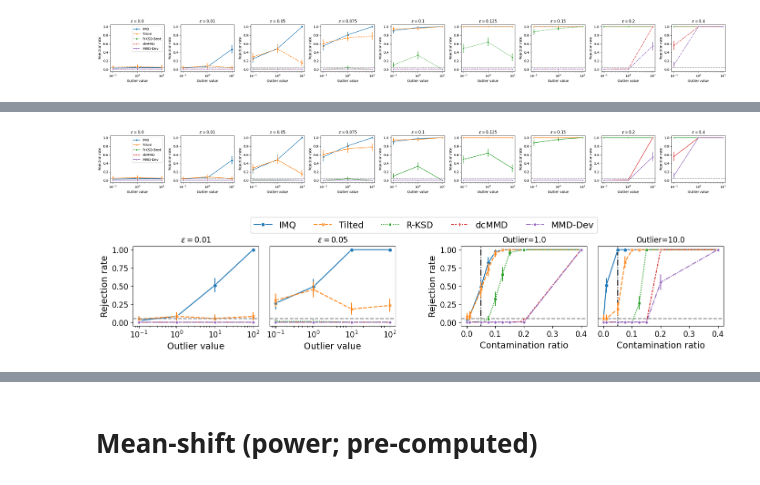
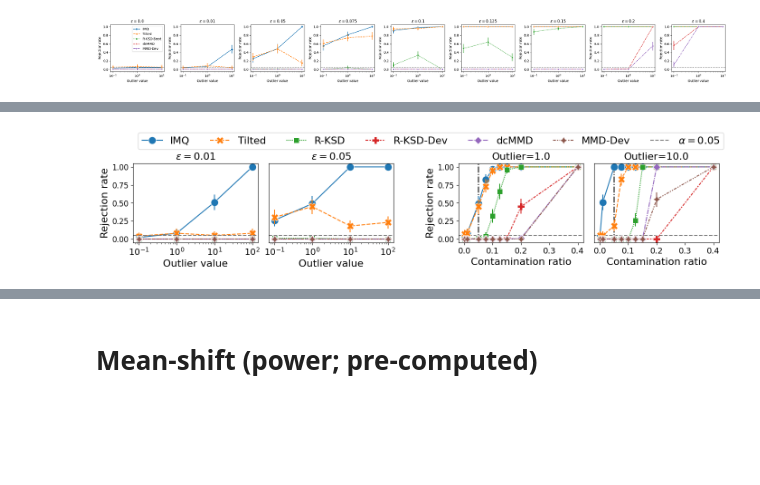
Before and after one commit to XingLLiu/robust-kernel-test, a Jupyter notebook: notebooks/gaussian.ipynb, the cells around one changed output, grey strips where cells are left out. Cells and saved outputs as stored; diff of their text form; code cells hidden in the pictures; blank space fills up the shorter version.

```diff
--- a/notebooks/gaussian.ipynb
+++ b/notebooks/gaussian.ipynb
@@ -1067,7 +1064,7 @@ eps_ls = list(res_stats_ol[ol_ls[0]].keys())
 #         rr["devmmd"] = devmmd_res
 # %%
 methods = {
-    "standard": "IMQ", "tilted": "Tilted", "tilted_r_boot": "R-KSD", #"tilted_r_bootmax": "R-KSD-BootMax", "tilted_r_dev": "R-KSD-Dev",
+    "standard": "IMQ", "tilted": "Tilted", "tilted_r_boot": "R-KSD", "tilted_r_dev": "R-KSD-Dev", #"tilted_r_bootmax": "R-KSD-BootMax",
     "dcmmd": "dcMMD",
     "devmmd": "MMD-Dev",
 }
@@ -1086,8 +1083,7 @@ def convert_df_ol(res_stats_ol):
                 res_df["eps"].extend([eps] * len(rej))
                 res_df["theta"].extend(rr["tilted_r_bootmax"]["theta"])
                 res_df["method"].extend([lab] * len(rej))
-                # mean_ksd = np.abs(np.mean(rr[method]["u_stat"]))**0.5
-                # res_df["ksd"].extend([mean_ksd] * len(rej))
+
     res_df = pd.DataFrame(res_df)
     return res_df
 # %%
@@ -1131,8 +1127,3 @@ for ol in ol_ls:
 # %%
 res_df = convert_df_ol(res_ol_new)
 # res_df = convert_df_ol(res_stats_ol)
-# %%
-for ol in ol_ls:
-    for eps in eps_ls:
-        if eps == 0.05:
-            print(ol, eps, tau_res[ol][eps]**0.5, res_df.loc[(res_df.eps == eps) & (res_df.ol == ol) & (res_df.method == "Tilted"), "rej"].mean())
@@ -1143,6 +1129,0 @@ for ol in ol_ls:
-# %%
-ol1 = 1.
-ol2 = 10.
-eps = 0.05
-rr1 = res_stats_ol[ol1][eps]
-rr2 = res_stats_ol[ol2][eps]
@@ -1223,27 +1130,3 @@ plt.scatter(Xs2[0, :, 1], Xs2[0, :, 2])
-# %%
-# plot
-_, axes = plt.subplots(ncols=len(eps_ls), nrows=1, figsize=(3*len(eps_ls), 3))
-
-for i, eps in enumerate(eps_ls):
-    ax = axes[i]
-    res_df_sub = res_df.loc[res_df.eps == eps]
-
-    sns.lineplot(ax=ax, data=res_df_sub, x="ol", y="rej", hue="method", style="method", markers=True, dashes=False, err_style="bars")
-
-    ax.axhline(0.05, linestyle="--", color="grey")
-    ax.set_xscale("log")
-    ax.set_ylim(-0.05, 1.05)
-    ax.set_xlabel("Outlier value")
-    ax.set_ylabel("Rejection rate")
-    ax.set_title(rf"$\epsilon={eps}$")
-    ax.legend([],[], frameon=False)
-
-# # ax.legend(loc="center left", bbox_to_anchor=(1, 0.5))
-axes[0].legend()
-plt.tight_layout()
-# # plt.savefig("../figs/robust/rej_ol.pdf")
-# %% [output]
-[figure, removed]
 # %%
 # level plot
 eps_ls_plot = [0.01, 0.05]
@@ -1274,46 +1157,48 @@ for i, eps in enumerate(eps_ls_plot):
     ax = axes[i]
     res_df_sub = res_df.loc[res_df.eps == eps]
 
-    _ = sns.lineplot(ax=ax, data=res_df_sub, x="ol", y="rej", hue="method", style="method", markers=True, err_style="bars")
+    _ = sns.lineplot(ax=ax, data=res_df_sub, x="ol", y="rej", hue="method", style="method", markers=True, err_style="bars", markersize=12)
 
-    ax.axhline(0.05, linestyle="--", color="grey")
+    ax.axhline(0.05, linestyle="--", color="grey", label=r"$\alpha = 0.05$")
     ax.set_xscale("log")
     ax.set_ylim(-0.05, 1.05)
-    ax.tick_params(axis="both", labelsize=12)
-    ax.set_xlabel("Outlier value", fontsize=14)
-    ax.set_ylabel("Rejection rate", fontsize=14)
-    ax.set_title(rf"$\epsilon={eps}$", fontsize=12)
+    ax.tick_params(axis="both", labelsize=14)
+    ax.yaxis.set_tick_params(labelsize=12)
+    ax.set_xlabel("Outlier value", fontsize=16)
+    ax.set_ylabel("Rejection rate", fontsize=16)
+    ax.set_title(rf"$\epsilon={eps}$", fontsize=16)
     ax.legend([],[], frameon=False)
     if i > 0:
         ax.get_yaxis().set_ticks([])
         ax.set_ylabel("")
 
 # power
 eps0 = 0.05
 
 eps_ls_plot = [0.1, 0.15, 0.2]
 ol_ls_plot = [1., 10.]
 
 for i, ol in enumerate(ol_ls_plot):
     ax = axes[i+2]
     res_df_sub = res_df.loc[(res_df.ol == ol) & (res_df.eps <= 0.5)]
 
     ax.axhline(0.05, linestyle="--", color="grey")
     ax.axvline(eps0, linestyle="-.", color="k")
-    _ = sns.lineplot(ax=ax, data=res_df_sub, x="eps", y="rej", hue="method", style="method", markers=True, err_style="bars")
+    _ = sns.lineplot(ax=ax, data=res_df_sub, x="eps", y="rej", hue="method", style="method", markers=True, err_style="bars", markersize=12)
 
     ax.set_ylim(-0.05, 1.05)
-    ax.tick_params(axis="both", labelsize=12)
-    ax.set_xlabel("Contamination ratio", fontsize=14)
-    ax.set_ylabel("Rejection rate", fontsize=14)
-    ax.set_title(rf"Outlier={ol}", fontsize=12)
+    ax.tick_params(axis="both", labelsize=13)
+    ax.yaxis.set_tick_params(labelsize=12)
+    ax.set_xlabel("Contamination ratio", fontsize=16)
+    ax.set_ylabel("Rejection rate", fontsize=16)
+    ax.set_title(rf"Outlier={ol}", fontsize=16)
     ax.legend([],[], frameon=False)
     if i > 0:
         ax.get_yaxis().set_ticks([])
         ax.set_ylabel("")
 
-lgd = axes[0].legend(bbox_to_anchor=(.9, 1.11, 1, 0.2), loc="lower left", ncol=7, fontsize=14)
+lgd = axes[0].legend(bbox_to_anchor=(0., 1.11, 1, 0.2), loc="lower left", ncol=7, fontsize=16)
 
-# plt.savefig("../figs/robust/rej_ol.pdf", bbox_extra_artists=(lgd,), bbox_inches="tight")
+plt.savefig("../figs/robust/rej_ol.pdf", bbox_extra_artists=(lgd,), bbox_inches="tight")
 # %% [output]
-[figure, old version]
+[figure, new version]
```
Also changed, not shown: parts of 38 cells of this notebook, 14 other files.
